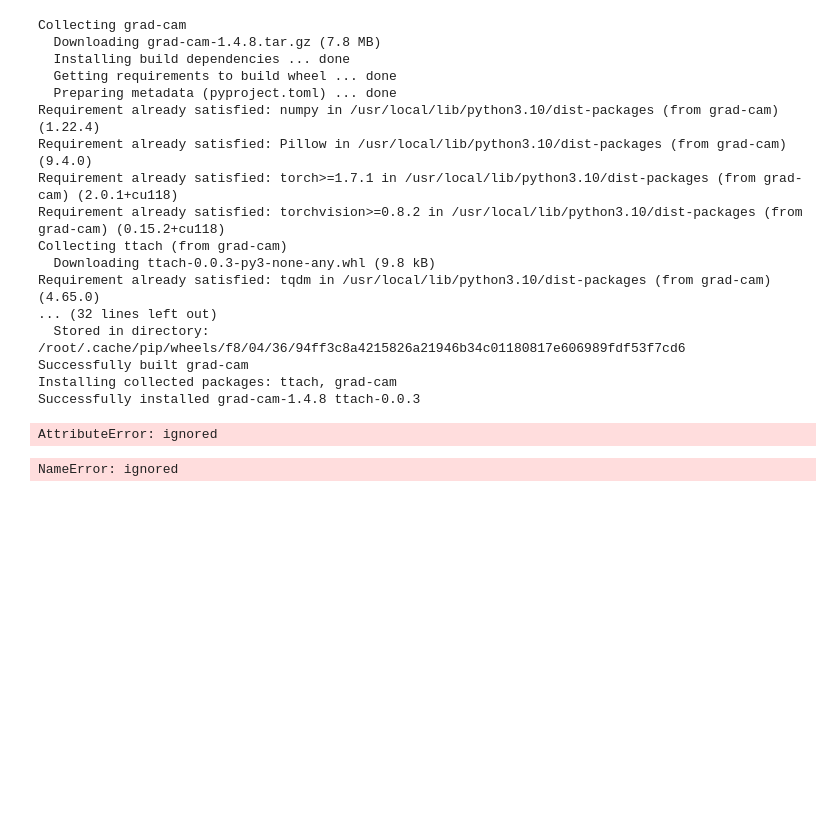
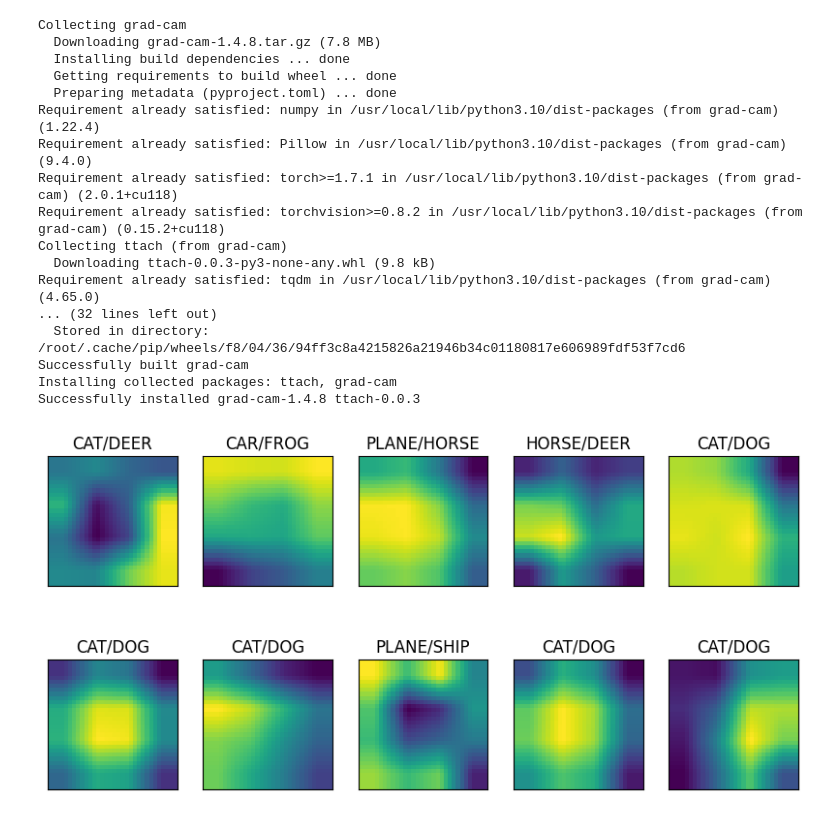
Before and after one commit to dknayakbu/ERA-V1-Assignments, a Jupyter notebook: S11/S11_Model_1.ipynb, the cells around one changed output. Cells and saved outputs as stored; diff of their text form; code cells hidden in the pictures; blank space fills up the shorter version.

```diff
--- a/S11/S11_Model_1.ipynb
+++ b/S11/S11_Model_1.ipynb
@@ -238,12 +238,20 @@ from pytorch_grad_cam import GradCAM
 
 target_layer = [model.layer4[-1].conv2] # Choose the target layer for visualization
 gradcam = GradCAM(model=model, target_layers=target_layer)
-# %%
-heatmap = gradcam(incorrect[0][0].unsqueeze(0).to('cuda'))
-# %% [output]
-AttributeError: ignored
-# %%
-cam = gradcam(incorrect[0][0].unsqueeze(0).to('cuda'))
-visualization = show_cam_on_image(rgb_img, cam, use_rgb=True)
-# %% [output]
-NameError: ignored
+# %%
+classes = list(class_map.keys())
+count = 10
+
+fig = plt.figure(figsize=(10, 5))
+for i, (d, t, p, o) in enumerate(incorrect):
+    ax = fig.add_subplot(int(count/5), 5, i + 1, xticks=[], yticks=[])
+    ax.set_title(f'{classes[t.item()]}/{classes[p.item()]}')
+    # show_image = d.cpu().numpy().transpose(1, 2, 0)
+    # Rescale the pixel values to [0, 1]
+    cam = gradcam(incorrect[i][0].unsqueeze(0).to('cuda'))[0]
+    show_image = (cam - np.min(cam)) / (np.max(cam) - np.min(cam))
+    plt.imshow(show_image)
+    if i+1 == 5*(count/5):
+        break
+# %% [output]
+[figure, added]
```
Also changed, not shown: 1 other file.
